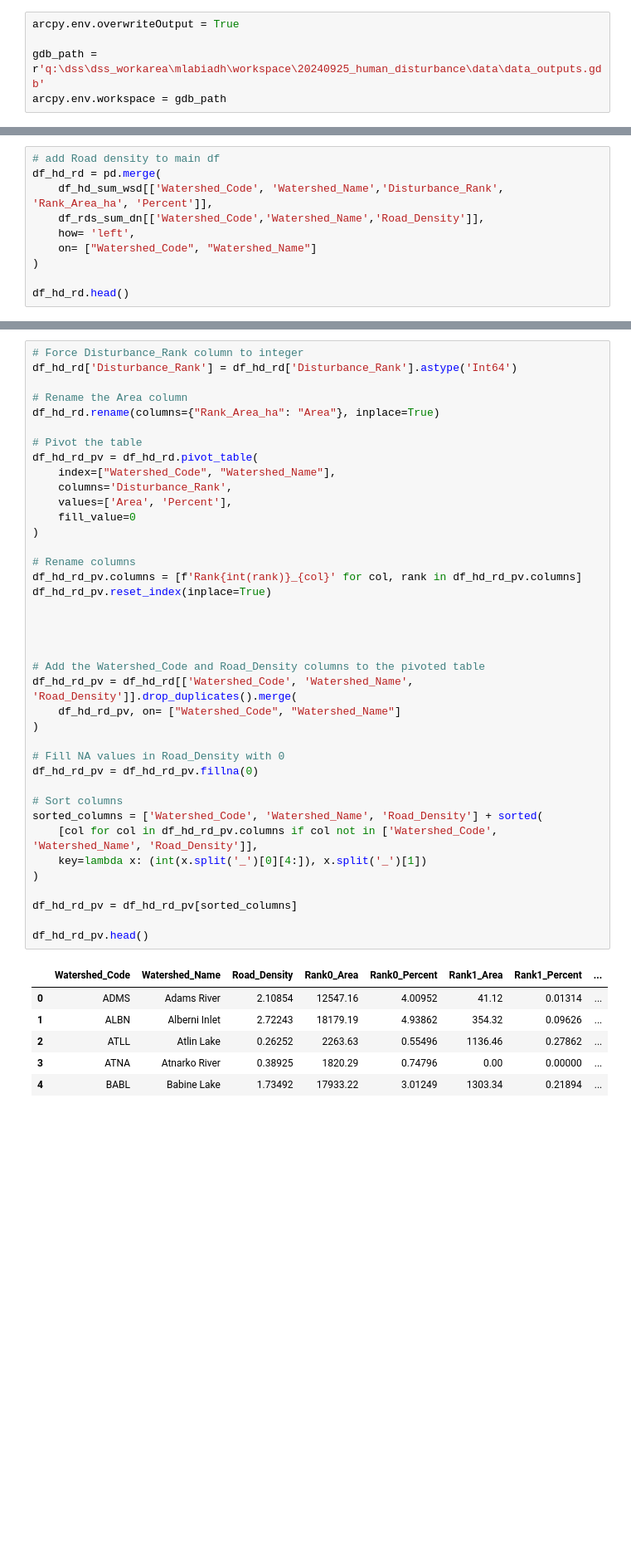
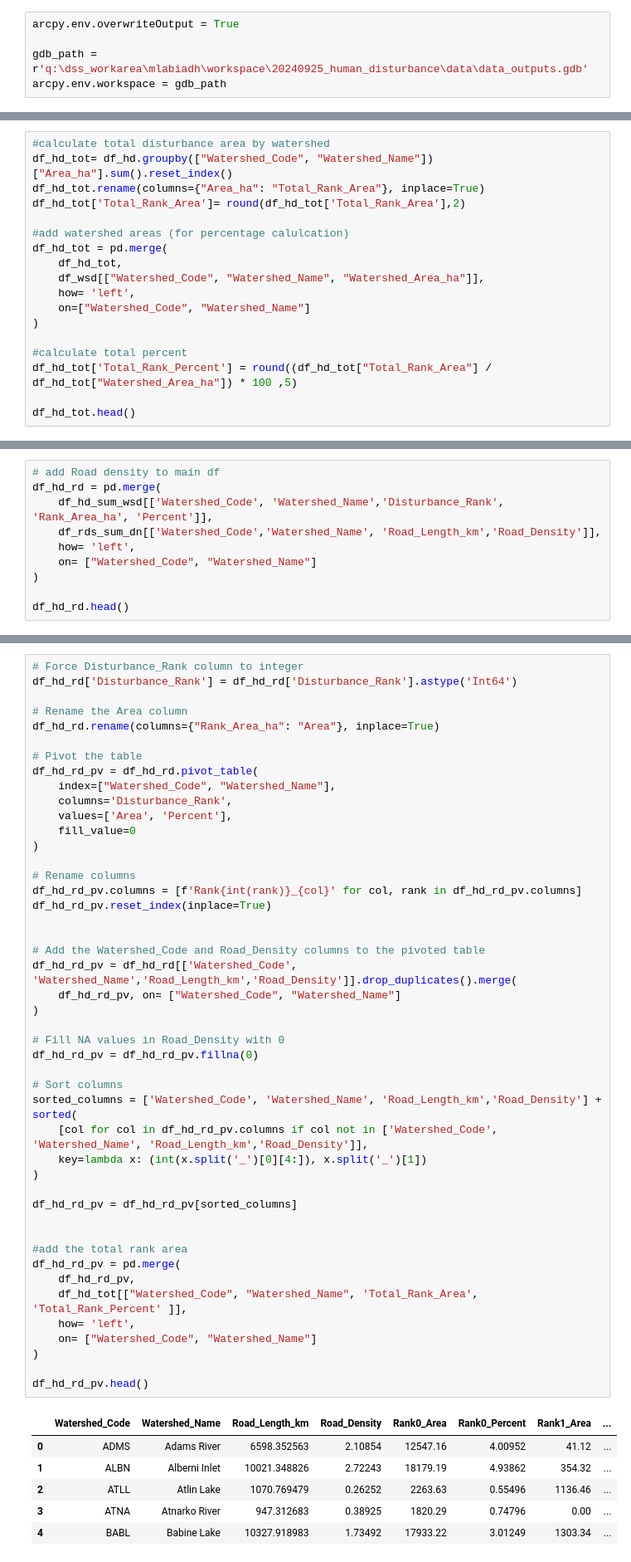
Before and after one commit to MoezLabiadh/dss-projs, a Jupyter notebook: human_disturbance/calculate_watershedGroups_stats.ipynb, the cells around one changed output, grey strips where cells are left out. Shown at 83% size. Cells and saved outputs as stored; diff of their text form; blank space fills up the shorter version.

```diff
--- a/human_disturbance/calculate_watershedGroups_stats.ipynb
+++ b/human_disturbance/calculate_watershedGroups_stats.ipynb
@@ -6,7 +6,7 @@ from arcgis.features import GeoAccessor, GeoSeriesAccessor
 # %%
 arcpy.env.overwriteOutput = True
 
-gdb_path = r'q:\dss\dss_workarea\mlabiadh\workspace\20240925_human_disturbance\data\data_outputs.gdb'
+gdb_path = r'q:\dss_workarea\mlabiadh\workspace\20240925_human_disturbance\data\data_outputs.gdb'
 arcpy.env.workspace = gdb_path
 # %%
 # create a list of watershed areas
@@ -97,3 +97,21 @@ df_hd.head()
 | 2 | HAYR | Hay River | OGC_Geophysical | 8 | 8.806994 |
 | 3 | HAYR | Hay River | OGC_Geophysical | 8 | 2.048153 |
 | 4 | HAYR | Hay River | OGC_Geophysical | 8 | 0.284612 |
+# %%
+#calculate total disturbance area by watershed
+df_hd_tot= df_hd.groupby(["Watershed_Code", "Watershed_Name"])["Area_ha"].sum().reset_index()
+df_hd_tot.rename(columns={"Area_ha": "Total_Rank_Area"}, inplace=True)
+df_hd_tot['Total_Rank_Area']= round(df_hd_tot['Total_Rank_Area'],2)
+
+#add watershed areas (for percentage calulcation)
+df_hd_tot = pd.merge(
+    df_hd_tot,
+    df_wsd[["Watershed_Code", "Watershed_Name", "Watershed_Area_ha"]],
+    how= 'left',
+    on=["Watershed_Code", "Watershed_Name"]
+)
+
+#calculate total percent
+df_hd_tot['Total_Rank_Percent'] = round((df_hd_tot["Total_Rank_Area"] / df_hd_tot["Watershed_Area_ha"]) * 100 ,5)
+
+df_hd_tot.head()
@@ -160,7 +185,7 @@ df_rds_sum_dn.head()
 # add Road density to main df
 df_hd_rd = pd.merge(
     df_hd_sum_wsd[['Watershed_Code', 'Watershed_Name','Disturbance_Rank', 'Rank_Area_ha', 'Percent']],
-    df_rds_sum_dn[['Watershed_Code','Watershed_Name','Road_Density']],
+    df_rds_sum_dn[['Watershed_Code','Watershed_Name', 'Road_Length_km','Road_Density']],
     how= 'left',
     on= ["Watershed_Code", "Watershed_Name"]
 )
@@ -187,41 +206,48 @@ df_hd_rd['Disturbance_Rank'] = df_hd_rd['Disturbance_Rank'].astype('Int64')
 df_hd_rd.rename(columns={"Rank_Area_ha": "Area"}, inplace=True)
 
 # Pivot the table
 df_hd_rd_pv = df_hd_rd.pivot_table(
     index=["Watershed_Code", "Watershed_Name"],
     columns='Disturbance_Rank',
     values=['Area', 'Percent'],
     fill_value=0
 )
 
 # Rename columns
 df_hd_rd_pv.columns = [f'Rank{int(rank)}_{col}' for col, rank in df_hd_rd_pv.columns]
 df_hd_rd_pv.reset_index(inplace=True)
 
 
-
-
 # Add the Watershed_Code and Road_Density columns to the pivoted table
-df_hd_rd_pv = df_hd_rd[['Watershed_Code', 'Watershed_Name', 'Road_Density']].drop_duplicates().merge(
+df_hd_rd_pv = df_hd_rd[['Watershed_Code', 'Watershed_Name','Road_Length_km','Road_Density']].drop_duplicates().merge(
     df_hd_rd_pv, on= ["Watershed_Code", "Watershed_Name"]
 )
 
 # Fill NA values in Road_Density with 0
 df_hd_rd_pv = df_hd_rd_pv.fillna(0)
 
 # Sort columns
-sorted_columns = ['Watershed_Code', 'Watershed_Name', 'Road_Density'] + sorted(
-    [col for col in df_hd_rd_pv.columns if col not in ['Watershed_Code', 'Watershed_Name', 'Road_Density']],
+sorted_columns = ['Watershed_Code', 'Watershed_Name', 'Road_Length_km','Road_Density'] + sorted(
+    [col for col in df_hd_rd_pv.columns if col not in ['Watershed_Code', 'Watershed_Name', 'Road_Length_km','Road_Density']],
     key=lambda x: (int(x.split('_')[0][4:]), x.split('_')[1])
 )
 
 df_hd_rd_pv = df_hd_rd_pv[sorted_columns]
 
+
+#add the total rank area
+df_hd_rd_pv = pd.merge(
+    df_hd_rd_pv,
+    df_hd_tot[["Watershed_Code", "Watershed_Name", 'Total_Rank_Area', 'Total_Rank_Percent' ]],
+    how= 'left',
+    on= ["Watershed_Code", "Watershed_Name"]
+)
+
 df_hd_rd_pv.head()
 # %% [output]
-|  | Watershed_Code | Watershed_Name | Road_Density | Rank0_Area | Rank0_Percent | Rank1_Area | Rank1_Percent | ... |
-| 0 | ADMS | Adams River | 2.10854 | 12547.16 | 4.00952 | 41.12 | 0.01314 | ... |
-| 1 | ALBN | Alberni Inlet | 2.72243 | 18179.19 | 4.93862 | 354.32 | 0.09626 | ... |
-| 2 | ATLL | Atlin Lake | 0.26252 | 2263.63 | 0.55496 | 1136.46 | 0.27862 | ... |
-| 3 | ATNA | Atnarko River | 0.38925 | 1820.29 | 0.74796 | 0.00 | 0.00000 | ... |
-| 4 | BABL | Babine Lake | 1.73492 | 17933.22 | 3.01249 | 1303.34 | 0.21894 | ... |
+|  | Watershed_Code | Watershed_Name | Road_Length_km | Road_Density | Rank0_Area | Rank0_Percent | Rank1_Area | ... |
+| 0 | ADMS | Adams River | 6598.352563 | 2.10854 | 12547.16 | 4.00952 | 41.12 | ... |
+| 1 | ALBN | Alberni Inlet | 10021.348826 | 2.72243 | 18179.19 | 4.93862 | 354.32 | ... |
+| 2 | ATLL | Atlin Lake | 1070.769479 | 0.26252 | 2263.63 | 0.55496 | 1136.46 | ... |
+| 3 | ATNA | Atnarko River | 947.312683 | 0.38925 | 1820.29 | 0.74796 | 0.00 | ... |
+| 4 | BABL | Babine Lake | 10327.918983 | 1.73492 | 17933.22 | 3.01249 | 1303.34 | ... |
```
Also changed, not shown: parts of 5 cells of this notebook.
